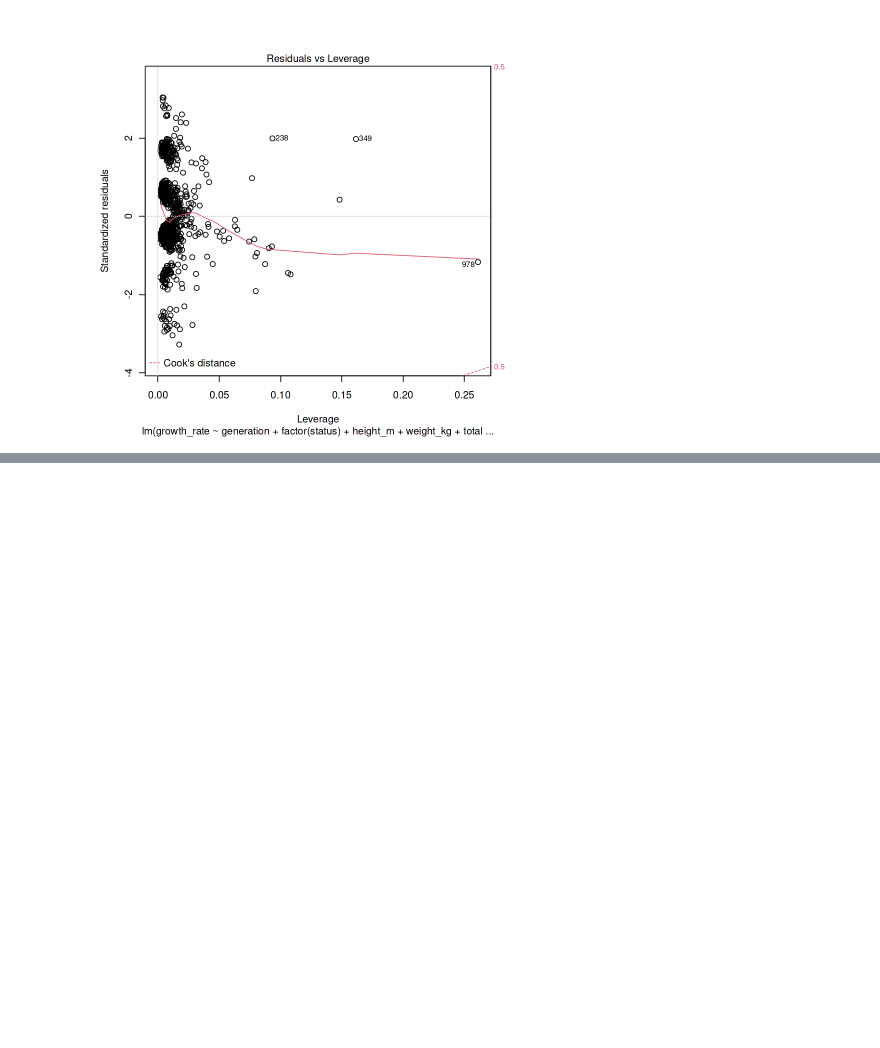
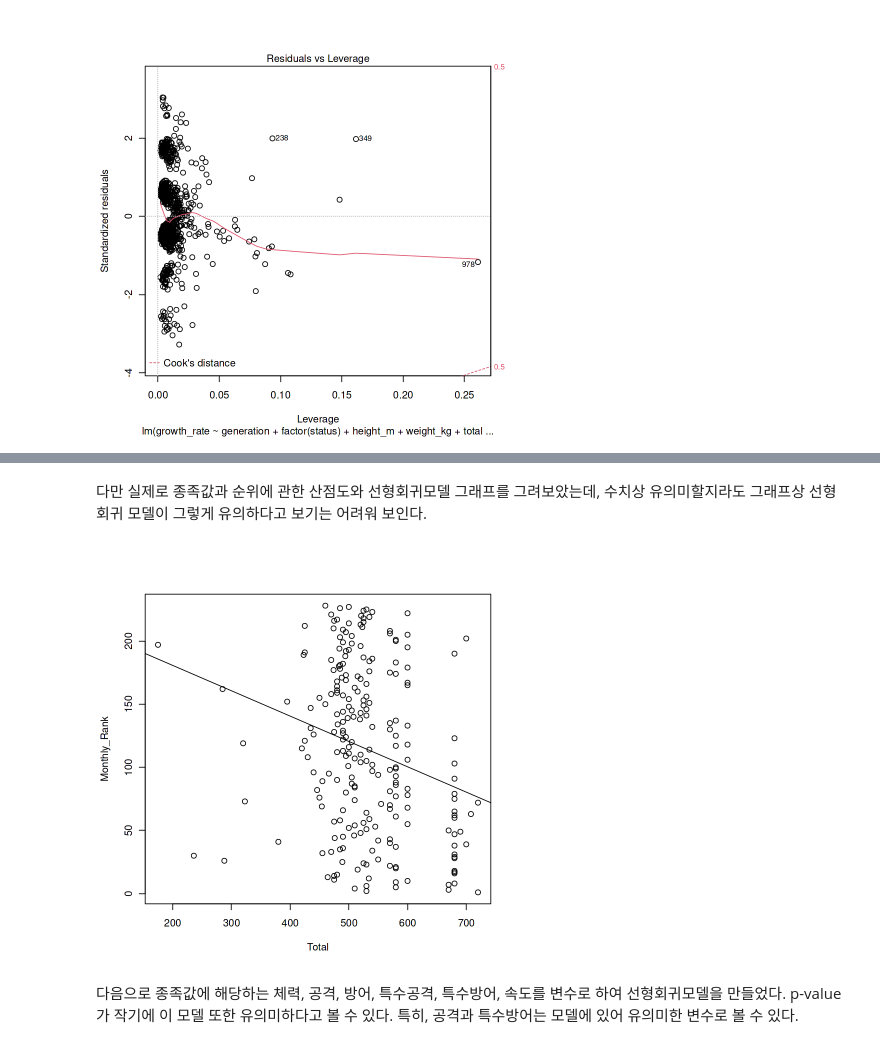
Before and after one commit to stop1one/Analyzing-Pokemon-Championship, a Jupyter notebook: analyzing-pokemon.ipynb, the cells around one changed output, grey strips where cells are left out. Drawn from its saved outputs; the diff is of its cells as text; code cells hidden in the pictures; blank space fills up the shorter version.

```diff
--- a/analyzing-pokemon.ipynb
+++ b/analyzing-pokemon.ipynb
@@ -430,0 +528,3 @@ plot(model1_gr)
+# %%
+model1_pwc <- lm(Monthly_Rank ~ Total)
+summary(model1_pwc)
@@ -430,0 +549,9 @@ plot(model1_gr)
+# %% [markdown]
+다만 실제로 종족값과 순위에 관한 산점도와 선형회귀모델 그래프를 그려보았는데, 수치상 유의미할지라도 그래프상 선형 회귀 모델이 그렇게 유의하다고 보기는 어려워 보인다.
+# %%
+plot(Monthly_Rank ~ Total)
+abline(model1_pwc)
+# %% [output]
+[figure, added]
+# %% [markdown]
+다음으로 종족값에 해당하는 체력, 공격, 방어, 특수공격, 특수방어, 속도를 변수로 하여 선형회귀모델을 만들었다. p-value가 작기에 이 모델 또한 유의미하다고 볼 수 있다. 특히, 공격과 특수방어는 모델에 있어 유의미한 변수로 볼 수 있다.
```
Also changed, not shown: parts of 27 cells of this notebook.
